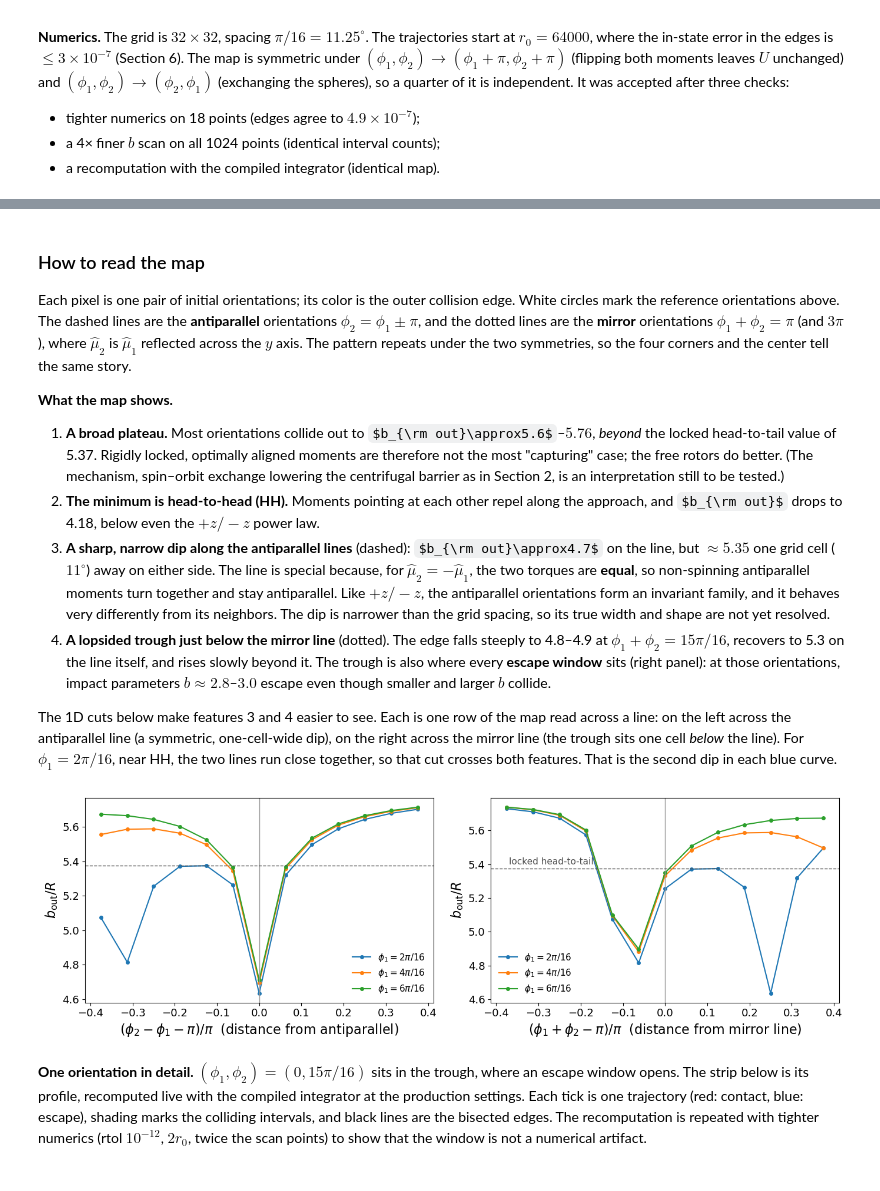
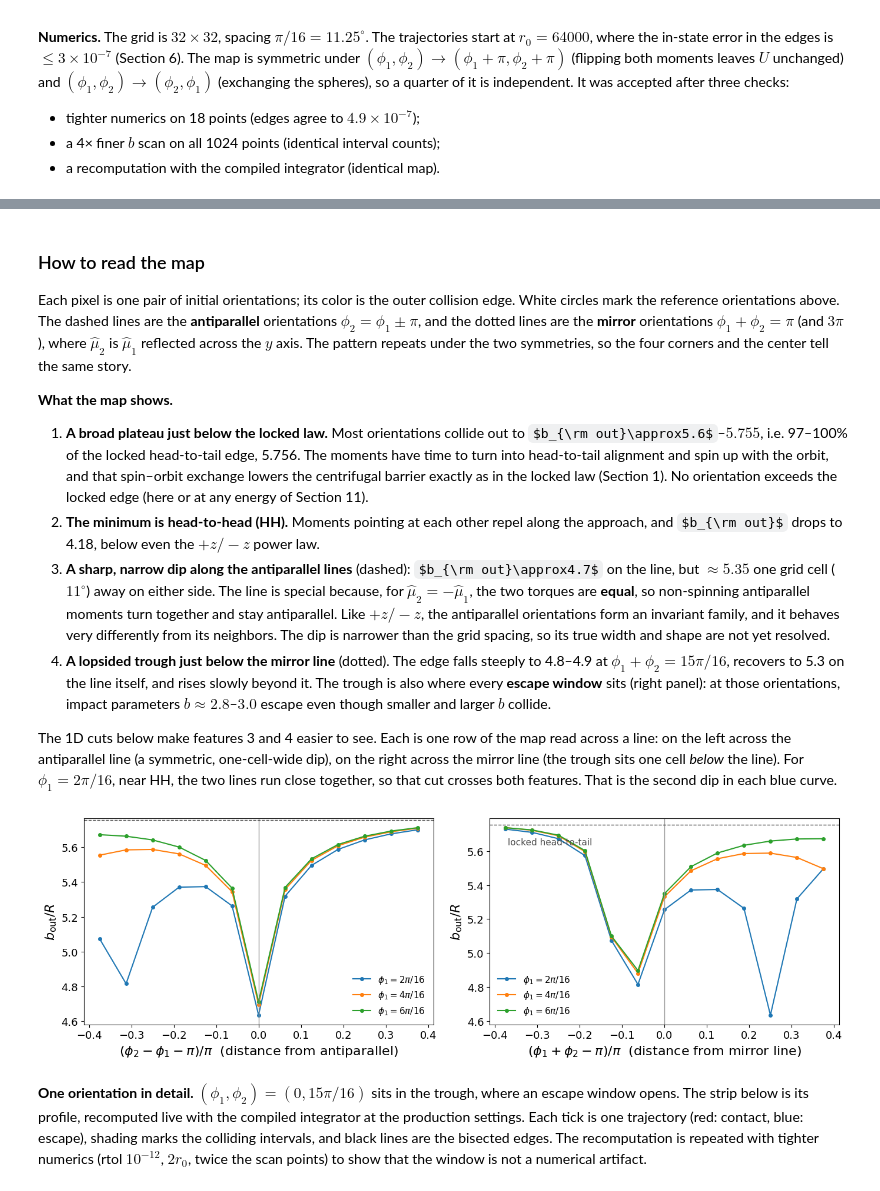
Before and after one commit to seanbartz/magnetOrbits, a Jupyter notebook: notebooks/progress_summary.ipynb, the cells around one changed output, grey strips where cells are left out. Saved outputs shown, nothing was run; the diff lists cells and outputs as text; code cells hidden in the pictures; some formulas as TeX source.

```diff
--- a/notebooks/progress_summary.ipynb
+++ b/notebooks/progress_summary.ipynb
@@ -513,20 +534,21 @@ convention difference and the paper counting only runs that **stuck**. This item
 the discrepancy is recorded as a strict xfail in the tests.
 # %%
 edge_full = find_capture_edge(E_PAPER, X_HAT, X_HAT, 5.70, 5.80, rel_tol=1e-10, method=FAST)["edge"]
-edge_locked = central.capture_impact_parameter(E_PAPER, 2.0)
+edge_locked = central.locked_capture_impact_parameter(E_PAPER)
 bs = np.linspace(edge_full + 0.02, 12.0, 60)
 full = np.array([run_trajectory(E_PAPER, b, X_HAT, X_HAT, method=FAST)["deflection_3d"] for b in bs])
 bs_locked = np.linspace(edge_locked + 0.02, 12.0, 200)
-locked = -np.array([central.deflection_angle(E_PAPER, b, 2.0) for b in bs_locked])
+locked = -np.array([central.locked_deflection_angle(E_PAPER, b) for b in bs_locked])
 
 fig, ax = plt.subplots(figsize=(8, 4.8))
 ax.plot(bs, full, "o", mfc="none", label="free rotors (integrator)")
-ax.plot(bs_locked, locked, "-", label=r"locked head-to-tail, $\kappa=2$")
+ax.plot(bs_locked, locked, "-", label="locked head-to-tail (spin included)")
 for x, style, label in [(edge_full, "C0:", "free-rotor edge"), (edge_locked, "C1:", "locked edge"),
                         (TARGET_MAX_IMPACT_PARAMETER, "k--", "paper (4.65)")]:
     ax.axvline(x, color=style[:2] if style[0] == "C" else "k", ls=style[2:] if style[0] == "C" else "--", label=label)
 ax.set_yscale("log"); ax.set_xlabel(r"$b/R$"); ax.set_ylabel(r"deflection angle (rad)"); ax.legend(fontsize=11)
 fig.tight_layout(); plt.show()
-print(f"collision edge: free rotors {edge_full:.6f}, locked {edge_locked:.4f} "
-      f"(ratio {edge_full / edge_locked:.4f}), paper {TARGET_MAX_IMPACT_PARAMETER}")
+print(f"collision edge: free rotors {edge_full:.6f}, locked {edge_locked:.6f} "
+      f"(ratio {edge_full / edge_locked:.5f}), spin-free -2/r^3 {central.capture_impact_parameter(E_PAPER, 2.0):.4f}, "
+      f"paper {TARGET_MAX_IMPACT_PARAMETER}")
 # %% [output]
@@ -634,10 +657,11 @@ named = {"HT": (0.0, 0.0), "HH": (0.0, np.pi), "P": (np.pi / 2, np.pi / 2), "A":
 fig, axes = plt.subplots(1, 2, figsize=(14.5, 6))
 for ax, key, label, cmap in [(axes[0], "outer_edge", r"outer collision edge $b_{\rm out}/R$", "viridis"),
                              (axes[1], "n_intervals", "number of contact intervals", "magma")]:
-    im = ax.imshow(ref[key].T, origin="lower", extent=extent, cmap=cmap, interpolation="nearest")
+    vmax = max(np.nanmax(ref[key]), central.locked_capture_impact_parameter(E_PAPER)) if key == "outer_edge" else None
+    im = ax.imshow(ref[key].T, origin="lower", extent=extent, cmap=cmap, interpolation="nearest", vmax=vmax)
     cb = fig.colorbar(im, ax=ax, label=label, shrink=0.85)
     if key == "outer_edge":
-        for value, text in [(central.capture_impact_parameter(E_PAPER, 2.0), "locked"),
+        for value, text in [(central.locked_capture_impact_parameter(E_PAPER), "locked"),
                             (central.capture_impact_parameter(E_PAPER, 1.0), "+z/-z")]:
             if value > np.nanmin(ref[key]):
                 cb.ax.axhline(value, color="w", lw=2)
@@ -657,8 +681,8 @@ def edge(p1, p2):
     return ref["outer_edge"][int(round(p1 / step)) % n, int(round(p2 / step)) % n]
 print("HT head-to-tail {:.3f} | HH head-to-head {:.3f} | P parallel side-by-side {:.3f} | "
       "A antiparallel side-by-side {:.3f}".format(*(edge(*named[k]) for k in ["HT", "HH", "P", "A"])))
-print(f"reference power laws: locked head-to-tail {central.capture_impact_parameter(E_PAPER, 2.0):.3f} "
-      f"(white line on the color bar), +z/-z {central.capture_impact_parameter(E_PAPER, 1.0):.3f}")
+print(f"reference laws: locked head-to-tail {central.locked_capture_impact_parameter(E_PAPER):.4f} "
+      f"(white line at the top of the color bar), +z/-z {central.capture_impact_parameter(E_PAPER, 1.0):.3f}")
 print(f"map mean {np.nanmean(ref['outer_edge']):.3f}; orientations with an escape window: "
       f"{int((ref['n_intervals'] == 2).sum())} of {n * n}")
 # %% [output]
@@ -677,11 +701,11 @@ pattern repeats under the two symmetries, so the four corners and the center tel
 story.
 
 **What the map shows.**
-1. **A broad plateau.** Most orientations collide out to $b_{\rm out}\approx5.6$–$5.76$,
-   *beyond* the locked head-to-tail value of 5.37. Rigidly locked, optimally aligned moments are
-   therefore not the most "capturing" case; the free rotors do better. (The mechanism, spin–orbit
-   exchange lowering the centrifugal barrier as in Section 2, is an interpretation still to be
-   tested.)
+1. **A broad plateau just below the locked law.** Most orientations collide out to
+   $b_{\rm out}\approx5.6$–$5.755$, i.e. 97–100% of the locked head-to-tail edge, 5.756. The moments
+   have time to turn into head-to-tail alignment and spin up with the orbit, and that spin–orbit
+   exchange lowers the centrifugal barrier exactly as in the locked law (Section 1). No orientation
+   exceeds the locked edge (here or at any energy of Section 11).
 2. **The minimum is head-to-head (HH).** Moments pointing at each other repel along the approach,
    and $b_{\rm out}$ drops to 4.18, below even the $+z/-z$ power law.
 3. **A sharp, narrow dip along the antiparallel lines** (dashed): $b_{\rm out}\approx4.7$ on
@@ -703,20 +727,20 @@ each blue curve.
 # %%
 k = np.arange(-6, 7)
 fig, (ax1, ax2) = plt.subplots(1, 2, figsize=(14, 4.5))
 for i0, color in [(2, "C0"), (4, "C1"), (6, "C2")]:
     across_anti = [ref["outer_edge"][i0, (i0 + n // 2 + d) % n] for d in k]
     across_mirror = [ref["outer_edge"][i0, (n // 2 - i0 + d) % n] for d in k]
     ax1.plot(k * step / np.pi, across_anti, "o-", color=color, ms=4, label=fr"$\phi_1={i0}\pi/16$")
     ax2.plot(k * step / np.pi, across_mirror, "o-", color=color, ms=4, label=fr"$\phi_1={i0}\pi/16$")
 for ax, xlabel in [(ax1, r"$(\phi_2-\phi_1-\pi)/\pi$  (distance from antiparallel)"),
                    (ax2, r"$(\phi_1+\phi_2-\pi)/\pi$  (distance from mirror line)")]:
     ax.axvline(0, color="0.6", lw=1)
-    ax.axhline(central.capture_impact_parameter(E_PAPER, 2.0), color="0.3", ls="--", lw=1)
+    ax.axhline(central.locked_capture_impact_parameter(E_PAPER), color="0.3", ls="--", lw=1)
     ax.set_xlabel(xlabel); ax.set_ylabel(r"$b_{\rm out}/R$"); ax.legend(fontsize=11)
-ax2.text(-0.37, 5.40, "locked head-to-tail", fontsize=11, color="0.3")
+ax2.text(-0.37, central.locked_capture_impact_parameter(E_PAPER) - 0.12, "locked head-to-tail", fontsize=11, color="0.3")
 fig.tight_layout(); plt.show()
 # %% [output]
-[figure, old version]
+[figure, new version]
 # %% [markdown]
 **One orientation in detail.** $(\phi_1,\phi_2)=(0,15\pi/16)$ sits in the trough, where an escape
 window opens. The strip below is its profile, recomputed live with the compiled integrator at
```
Also changed, not shown: parts of 21 cells of this notebook, 5 other files.
